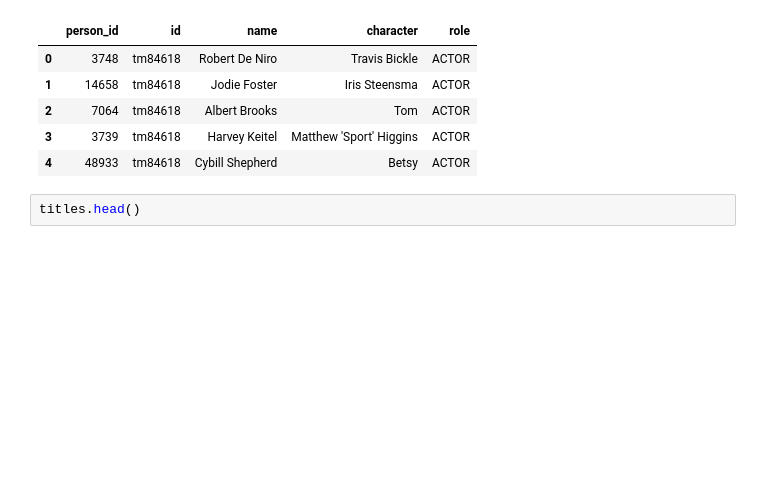
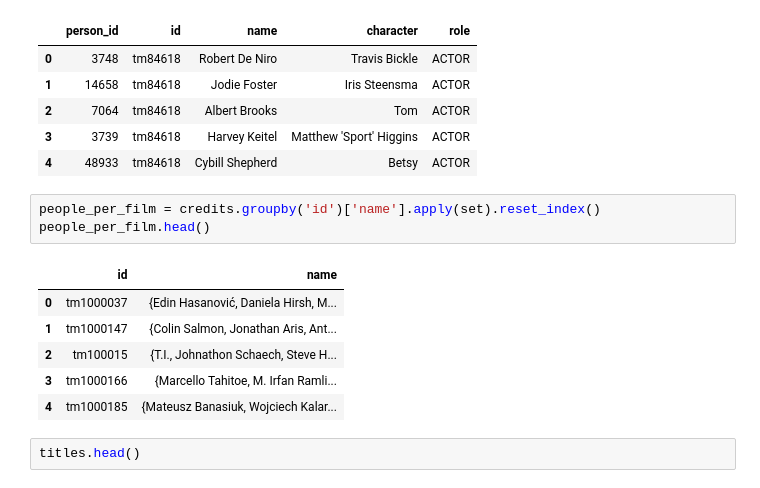
Before and after one commit to maximilianwelsch/EODP_A2, a Jupyter notebook: EOPD_preprocessing.ipynb, the cells around one changed output. Drawn from its saved outputs; the diff is of its cells as text; blank space fills up the shorter version.

```diff
--- a/EOPD_preprocessing.ipynb
+++ b/EOPD_preprocessing.ipynb
@@ -15,6 +18,16 @@ credits.head()
 | 2 | 7064 | tm84618 | Albert Brooks | Tom | ACTOR |
 | 3 | 3739 | tm84618 | Harvey Keitel | Matthew 'Sport' Higgins | ACTOR |
 | 4 | 48933 | tm84618 | Cybill Shepherd | Betsy | ACTOR |
+# %%
+people_per_film = credits.groupby('id')['name'].apply(set).reset_index()
+people_per_film.head()
+# %% [output]
+|  | id | name |
+| 0 | tm1000037 | {Edin Hasanović, Daniela Hirsh, M... |
+| 1 | tm1000147 | {Colin Salmon, Jonathan Aris, Ant... |
+| 2 | tm100015 | {T.I., Johnathon Schaech, Steve H... |
+| 3 | tm1000166 | {Marcello Tahitoe, M. Irfan Ramli... |
+| 4 | tm1000185 | {Mateusz Banasiuk, Wojciech Kalar... |
 # %%
 titles.head()
 # %% [output]
```
Also changed, not shown: parts of 14 cells of this notebook.
